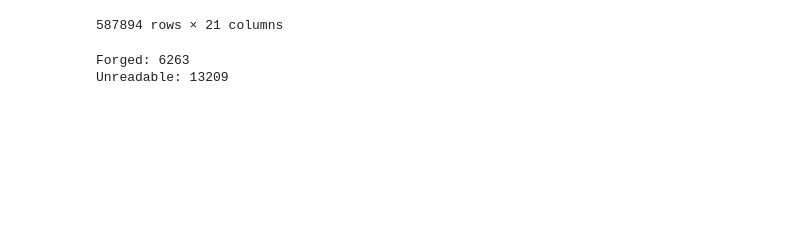
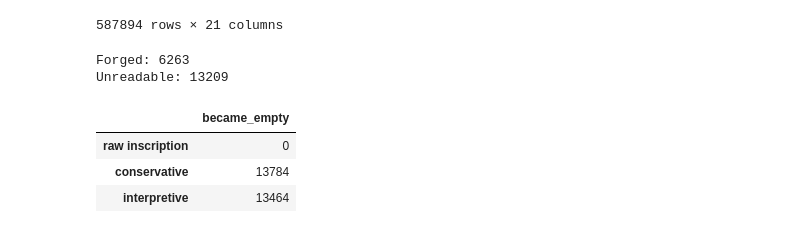
Before and after one commit to d-sanoj/EpigCorpus, a Jupyter notebook: EpigCorpus.ipynb, the cells around one changed output. Drawn from its saved outputs; the diff is of its cells as text; code cells hidden in the pictures; blank space fills up the shorter version.

Commit message:
Handling empty columns and checking if matches

```diff
--- a/EpigCorpus.ipynb
+++ b/EpigCorpus.ipynb
@@ -278,3 +255,24 @@ print(f"Forged: {forged}\nUnreadable: {unreadable}")
 # %% [output]
 Forged: 6263
 Unreadable: 13209
+# %%
+raw = data["inscription_text"].fillna("").astype(str).str.strip()
+cons = data["inscription_text_conservative"].fillna("").astype(str).str.strip()
+interp = data["inscription_text_interpretive"].fillna("").astype(str).str.strip()
+
+raw_nonempty_mask = raw.ne("")
+
+raw_inscriptions = int((raw_nonempty_mask & raw.eq("")).sum())
+cons_became_empty = int((raw_nonempty_mask & cons.eq("")).sum())
+interp_became_empty = int((raw_nonempty_mask & interp.eq("")).sum())
+
+summary = pd.DataFrame({
+    "became_empty": [raw_inscriptions, cons_became_empty, interp_became_empty],
+}, index=["raw inscription","conservative", "interpretive"])
+
+summary
+# %% [output]
+|  | became_empty |
+| raw inscription | 0 |
+| conservative | 13784 |
+| interpretive | 13464 |
```
Also changed, not shown: parts of 6 cells of this notebook.
